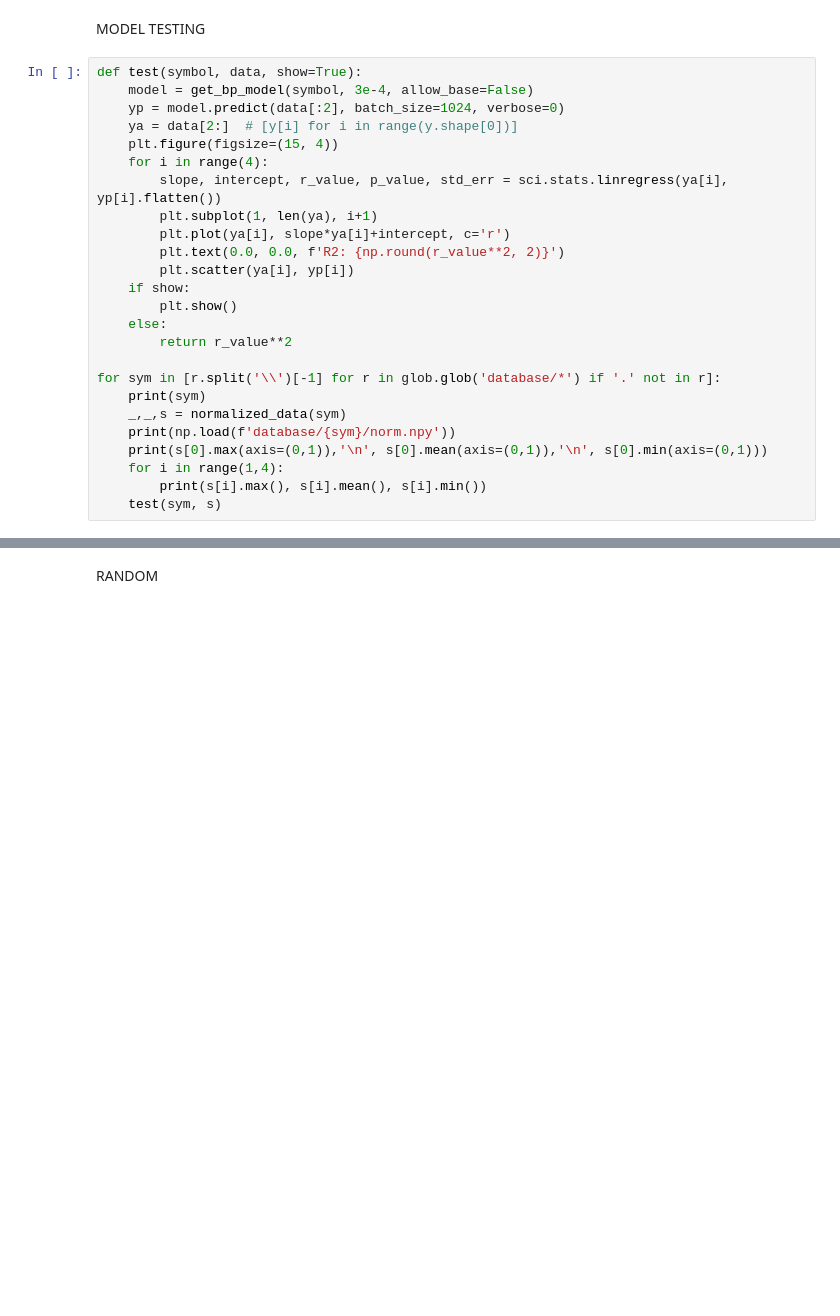
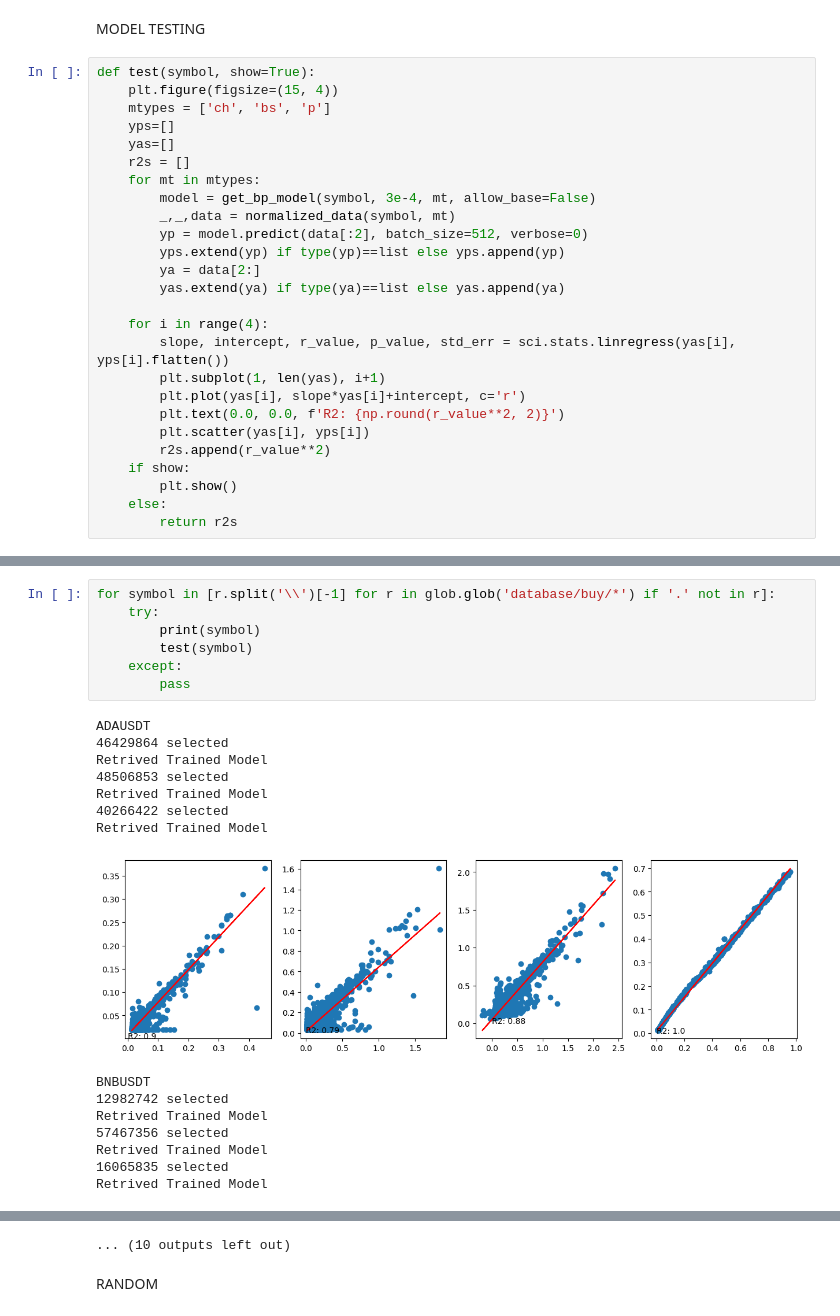
Before and after one commit to ce-muzzamil/crypto-data-research, a Jupyter notebook: test.ipynb, the cells around one changed output, grey strips where cells are left out. Drawn from its saved outputs; the diff is of its cells as text; blank space fills up the shorter version.

```diff
--- a/test.ipynb
+++ b/test.ipynb
@@ -132,27 +132,28 @@ if __name__ == '__main__':
 # %% [markdown]
 MODEL TESTING
 # %%
-def test(symbol, data, show=True):
-    model = get_bp_model(symbol, 3e-4, allow_base=False)
-    yp = model.predict(data[:2], batch_size=1024, verbose=0)
-    ya = data[2:]  # [y[i] for i in range(y.shape[0])]
+def test(symbol, show=True):
     plt.figure(figsize=(15, 4))
+    mtypes = ['ch', 'bs', 'p']
+    yps=[]
+    yas=[]
+    r2s = []
+    for mt in mtypes:
+        model = get_bp_model(symbol, 3e-4, mt, allow_base=False)
+        _,_,data = normalized_data(symbol, mt)
+        yp = model.predict(data[:2], batch_size=512, verbose=0)
+        yps.extend(yp) if type(yp)==list else yps.append(yp)
+        ya = data[2:]
+        yas.extend(ya) if type(ya)==list else yas.append(ya)
+
     for i in range(4):
-        slope, intercept, r_value, p_value, std_err = sci.stats.linregress(ya[i], yp[i].flatten())
-        plt.subplot(1, len(ya), i+1)
-        plt.plot(ya[i], slope*ya[i]+intercept, c='r')
+        slope, intercept, r_value, p_value, std_err = sci.stats.linregress(yas[i], yps[i].flatten())
+        plt.subplot(1, len(yas), i+1)
+        plt.plot(yas[i], slope*yas[i]+intercept, c='r')
         plt.text(0.0, 0.0, f'R2: {np.round(r_value**2, 2)}')
-        plt.scatter(ya[i], yp[i])
+        plt.scatter(yas[i], yps[i])
+        r2s.append(r_value**2)
     if show:
         plt.show()
     else:
-        return r_value**2
-
-for sym in [r.split('\\')[-1] for r in glob.glob('database/*') if '.' not in r]:
-    print(sym)
-    _,_,s = normalized_data(sym)
-    print(np.load(f'database/{sym}/norm.npy'))
-    print(s[0].max(axis=(0,1)),'\n', s[0].mean(axis=(0,1)),'\n', s[0].min(axis=(0,1)))
-    for i in range(1,4):
-        print(s[i].max(), s[i].mean(), s[i].min())
-    test(sym, s)
+        return r2s
@@ -226,0 +160,23 @@ Retrived Trained Model
+# %%
+for symbol in [r.split('\\')[-1] for r in glob.glob('database/buy/*') if '.' not in r]:
+    try:
+        print(symbol)
+        test(symbol)
+    except:
+        pass
+# %% [output]
+ADAUSDT
+46429864 selected
+Retrived Trained Model
+48506853 selected
+Retrived Trained Model
+40266422 selected
+Retrived Trained Model
+[figure, added]
+BNBUSDT
+12982742 selected
+Retrived Trained Model
+57467356 selected
+Retrived Trained Model
+16065835 selected
+Retrived Trained Model
@@ -227,2 +216,3 @@ Retrived Trained Model
+... (10 outputs left out)
 # %% [markdown]
 RANDOM
```
Also changed, not shown: parts of 5 cells of this notebook, 3 other files.
